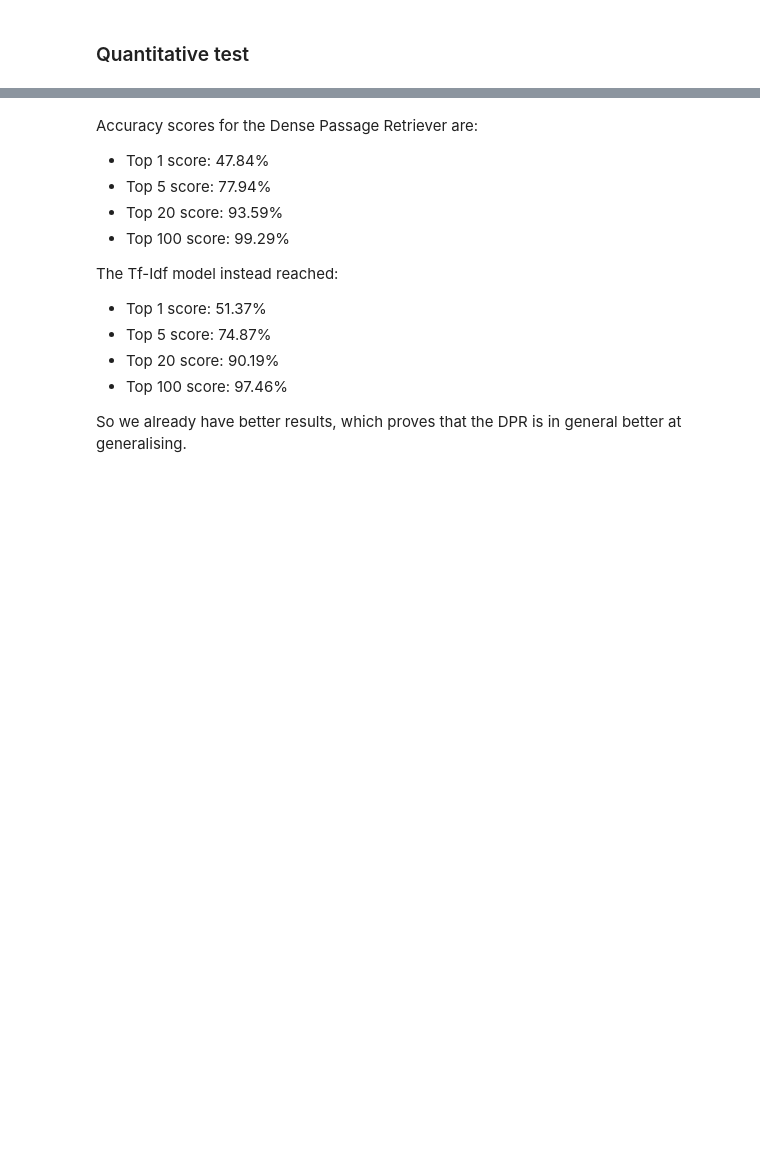
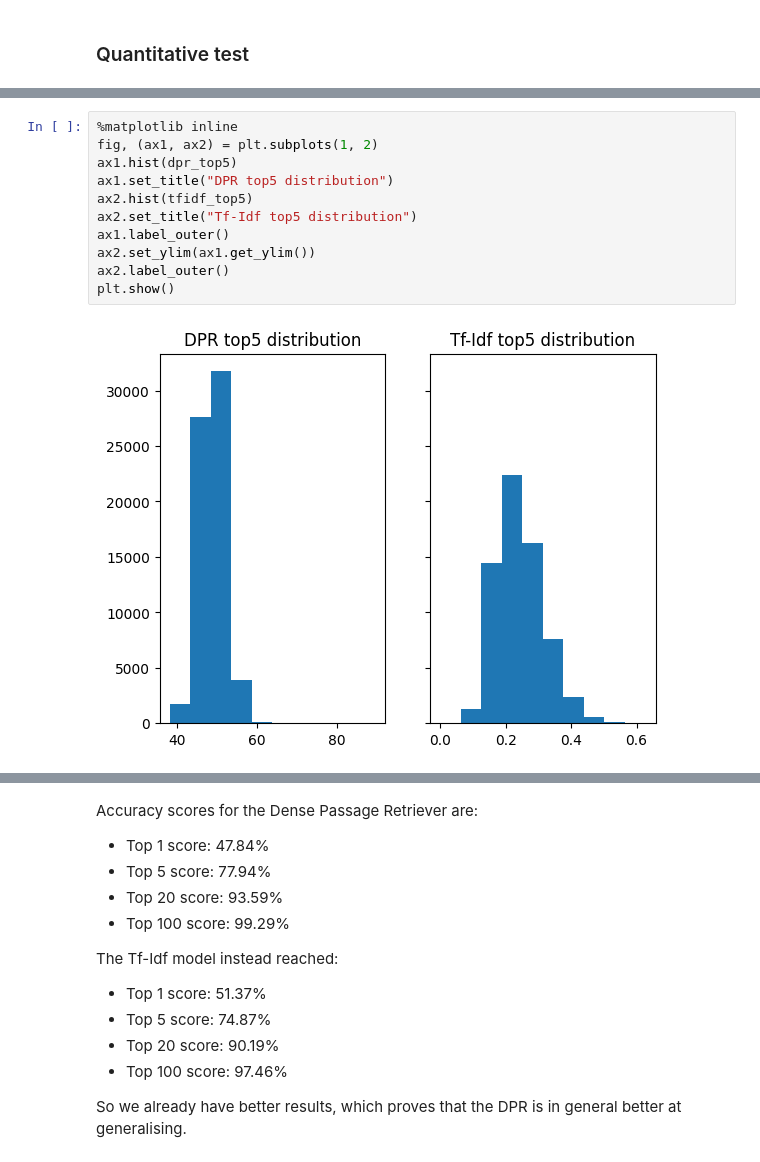
Before and after one commit to MarcelloCeresini/QuestionAnswering, a Jupyter notebook: src/dense_passage_retriever.ipynb, the cells around one changed output, grey strips where cells are left out. Saved outputs shown, nothing was run; the diff lists cells and outputs as text; blank space fills up the shorter version.

```diff
--- a/src/dense_passage_retriever.ipynb
+++ b/src/dense_passage_retriever.ipynb
@@ -847,0 +909,13 @@ Top 100 test score: 99.29%
+# %%
+%matplotlib inline
+fig, (ax1, ax2) = plt.subplots(1, 2)
+ax1.hist(dpr_top5)
+ax1.set_title("DPR top5 distribution")
+ax2.hist(tfidf_top5)
+ax2.set_title("Tf-Idf top5 distribution")
+ax1.label_outer()
+ax2.set_ylim(ax1.get_ylim())
+ax2.label_outer()
+plt.show()
+# %% [output]
+[figure, added]
```
Also changed, not shown: parts of 37 cells of this notebook.
